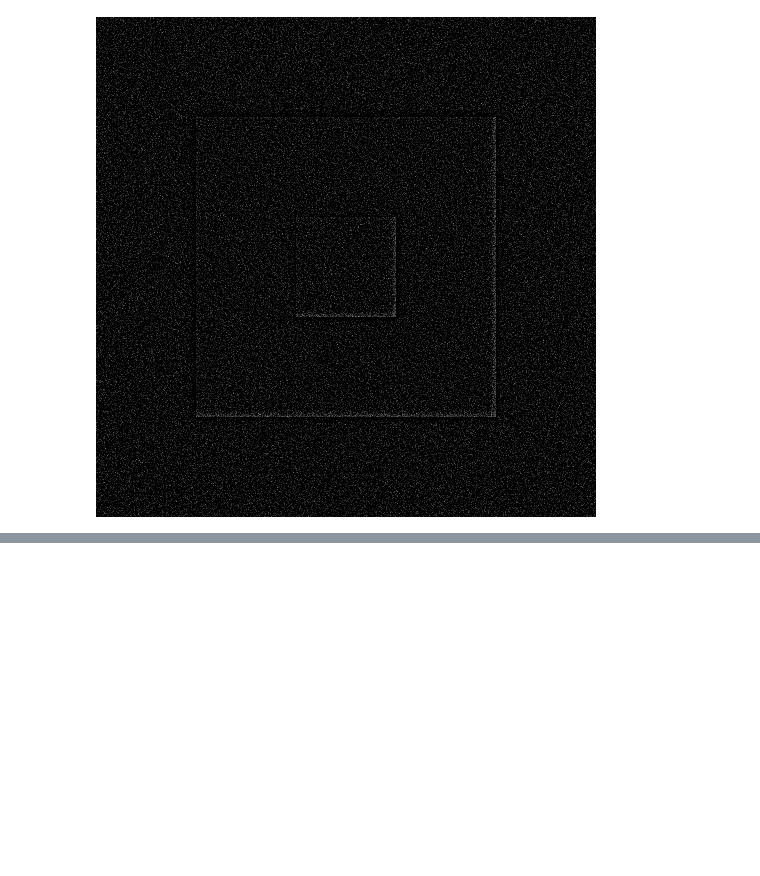
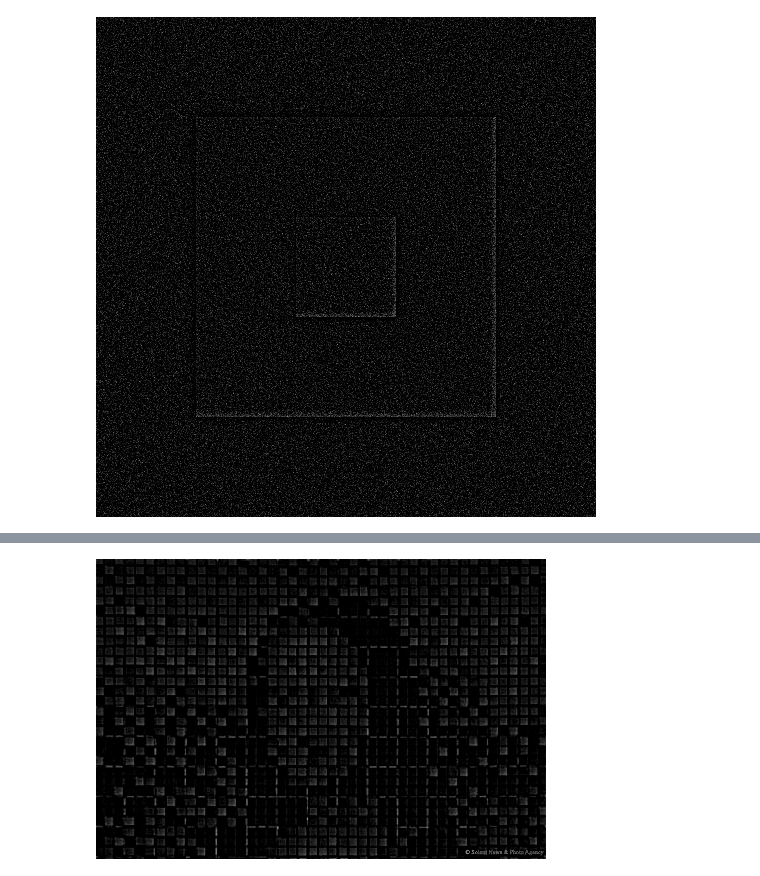
Before and after one commit to Vishu26/Computer-Vision, a Jupyter notebook: DenoisingROF.ipynb, the cells around one changed output, grey strips where cells are left out. Saved outputs shown, nothing was run; the diff lists cells and outputs as text; code cells hidden in the pictures; blank space fills up the shorter version.

```diff
--- a/DenoisingROF.ipynb
+++ b/DenoisingROF.ipynb
@@ -60,0 +74,4 @@ Image.fromarray(T).convert('L') # residual Image
+# %%
+Image.fromarray(T).convert('L')
+# %% [output]
+[figure, added]
```
Also changed, not shown: parts of 3 cells of this notebook.
